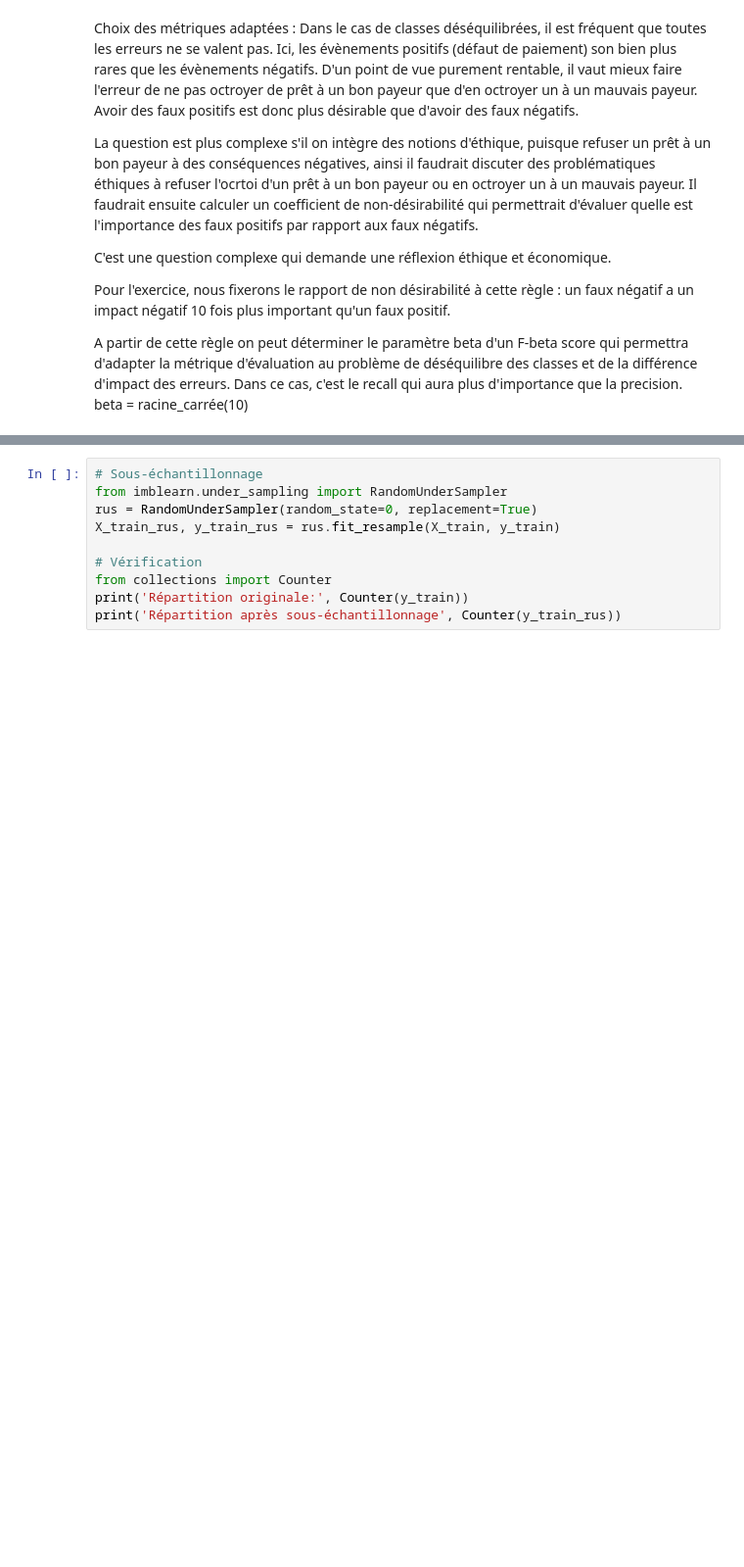
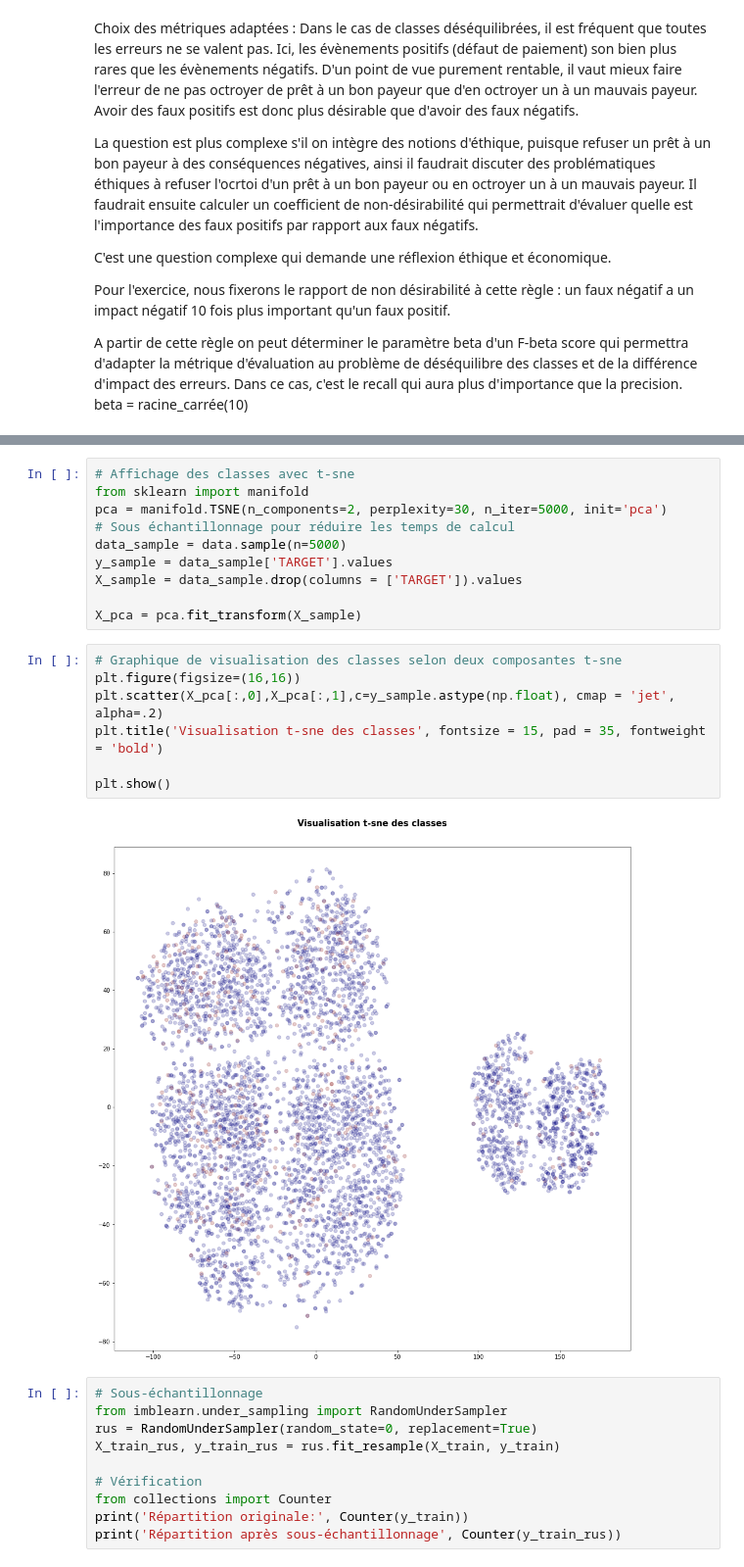
Before and after one commit to TravelAsATeam/OpenClassroomsP7, a Jupyter notebook: Model.ipynb, the cells around one changed output, grey strips where cells are left out. Shown at 98% size. Saved outputs shown, nothing was run; the diff lists cells and outputs as text; blank space fills up the shorter version.

```diff
--- a/Model.ipynb
+++ b/Model.ipynb
@@ -83,6 +87,25 @@ X = data.drop(columns = ['TARGET']).values
 from sklearn import model_selection
 X_train, X_test, y_train, y_test = model_selection.train_test_split(X, y, test_size=0.3,
                                                                     random_state=0)
+# %%
+# Affichage des classes avec t-sne
+from sklearn import manifold
+pca = manifold.TSNE(n_components=2, perplexity=30, n_iter=5000, init='pca')
+# Sous échantillonnage pour réduire les temps de calcul
+data_sample = data.sample(n=5000)
+y_sample = data_sample['TARGET'].values
+X_sample = data_sample.drop(columns = ['TARGET']).values
+
+X_pca = pca.fit_transform(X_sample)
+# %%
+# Graphique de visualisation des classes selon deux composantes t-sne
+plt.figure(figsize=(16,16))
+plt.scatter(X_pca[:,0],X_pca[:,1],c=y_sample.astype(np.float), cmap = 'jet', alpha=.2)
+plt.title('Visualisation t-sne des classes', fontsize = 15, pad = 35, fontweight = 'bold')
+
+plt.show()
+# %% [output]
+[figure, added]
 # %%
 # Sous-échantillonnage
 from imblearn.under_sampling import RandomUnderSampler
```
Also changed, not shown: parts of 13 cells of this notebook, 3 other files.
